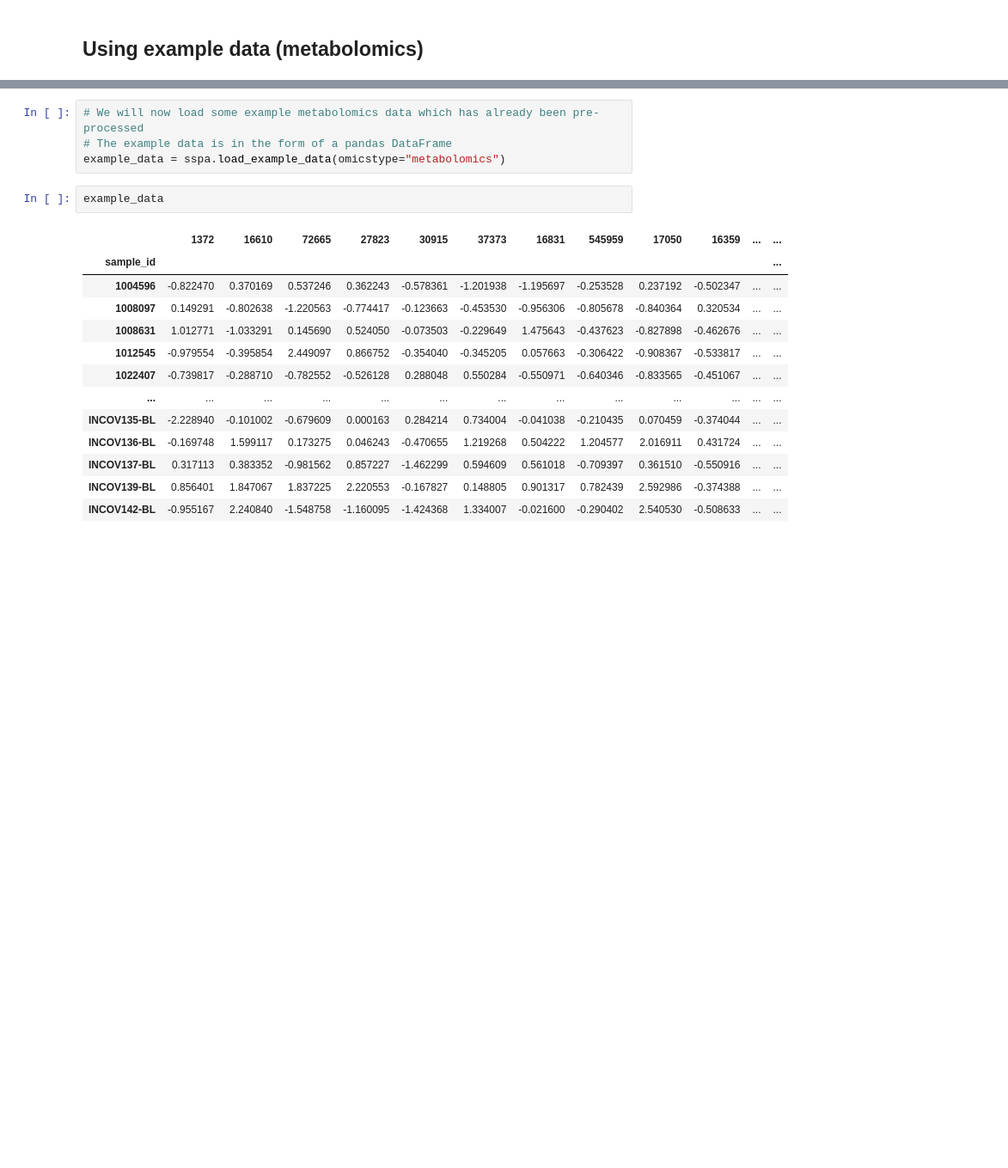
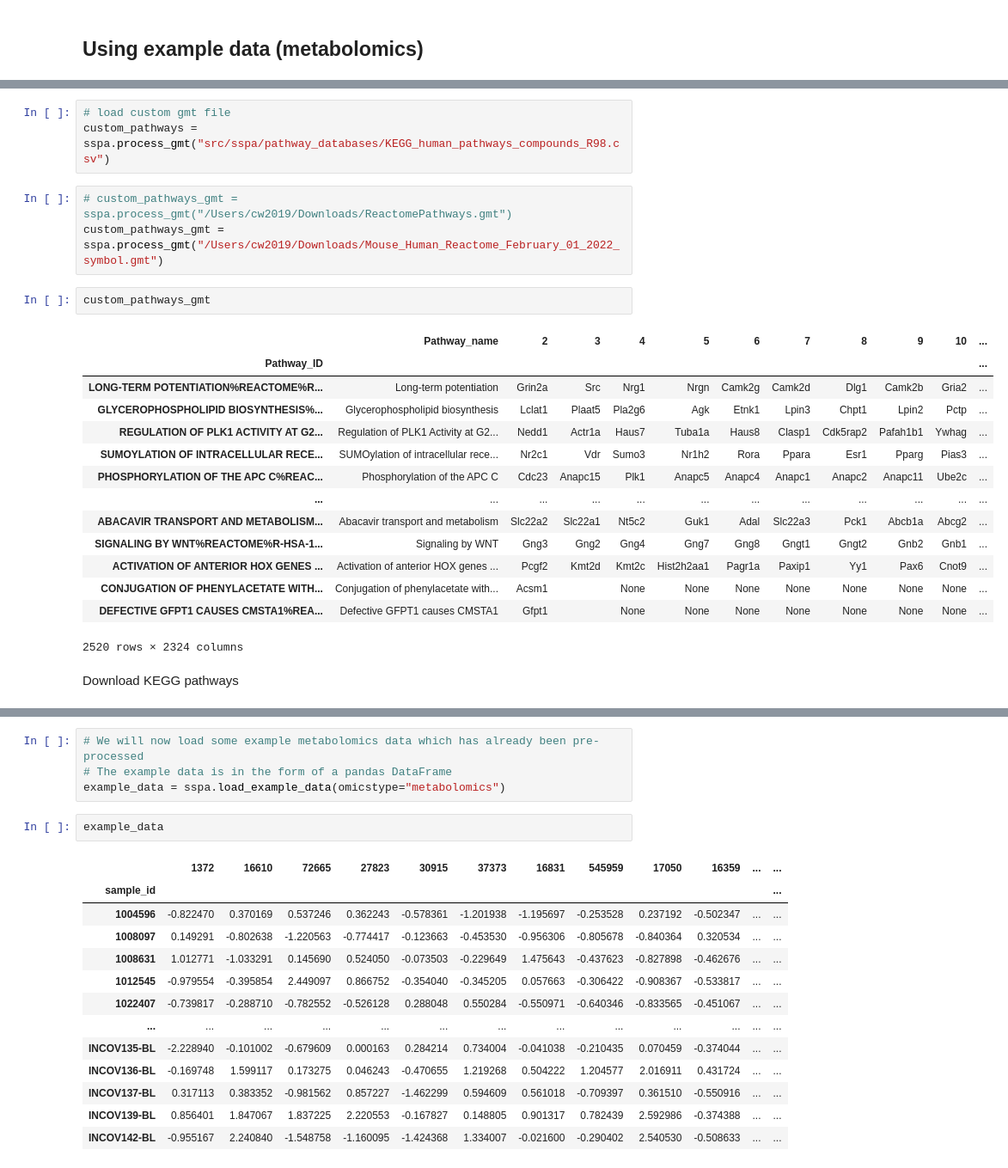
Before and after one commit to cwieder/py-ssPA, a Jupyter notebook: sspa_walkthrough.ipynb, the cells around one changed output, grey strips where cells are left out. Shown: that part at 86% size. Drawn from its saved outputs; the diff is of its cells as text; blank space fills up the shorter version.

```diff
--- a/sspa_walkthrough.ipynb
+++ b/sspa_walkthrough.ipynb
@@ -29,0 +51,25 @@ reactome_pathways
+# %%
+# load custom gmt file
+custom_pathways = sspa.process_gmt("src/sspa/pathway_databases/KEGG_human_pathways_compounds_R98.csv")
+# %%
+# custom_pathways_gmt = sspa.process_gmt("/Users/cw2019/Downloads/ReactomePathways.gmt")
+custom_pathways_gmt = sspa.process_gmt("/Users/cw2019/Downloads/Mouse_Human_Reactome_February_01_2022_symbol.gmt")
+# %%
+custom_pathways_gmt
+# %% [output]
+|  | Pathway_name | 2 | 3 | 4 | 5 | 6 | 7 | 8 | 9 | 10 | ... |
+| Pathway_ID |  |  |  |  |  |  |  |  |  |  | ... |
+| LONG-TERM POTENTIATION%REACTOME%R... | Long-term potentiation | Grin2a | Src | Nrg1 | Nrgn | Camk2g | Camk2d | Dlg1 | Camk2b | Gria2 | ... |
+| GLYCEROPHOSPHOLIPID BIOSYNTHESIS%... | Glycerophospholipid biosynthesis | Lclat1 | Plaat5 | Pla2g6 | Agk | Etnk1 | Lpin3 | Chpt1 | Lpin2 | Pctp | ... |
+| REGULATION OF PLK1 ACTIVITY AT G2... | Regulation of PLK1 Activity at G2... | Nedd1 | Actr1a | Haus7 | Tuba1a | Haus8 | Clasp1 | Cdk5rap2 | Pafah1b1 | Ywhag | ... |
+| SUMOYLATION OF INTRACELLULAR RECE... | SUMOylation of intracellular rece... | Nr2c1 | Vdr | Sumo3 | Nr1h2 | Rora | Ppara | Esr1 | Pparg | Pias3 | ... |
+| PHOSPHORYLATION OF THE APC C%REAC... | Phosphorylation of the APC C | Cdc23 | Anapc15 | Plk1 | Anapc5 | Anapc4 | Anapc1 | Anapc2 | Anapc11 | Ube2c | ... |
+| ... | ... | ... | ... | ... | ... | ... | ... | ... | ... | ... | ... |
+| ABACAVIR TRANSPORT AND METABOLISM... | Abacavir transport and metabolism | Slc22a2 | Slc22a1 | Nt5c2 | Guk1 | Adal | Slc22a3 | Pck1 | Abcb1a | Abcg2 | ... |
+| SIGNALING BY WNT%REACTOME%R-HSA-1... | Signaling by WNT | Gng3 | Gng2 | Gng4 | Gng7 | Gng8 | Gngt1 | Gngt2 | Gnb2 | Gnb1 | ... |
+| ACTIVATION OF ANTERIOR HOX GENES ... | Activation of anterior HOX genes ... | Pcgf2 | Kmt2d | Kmt2c | Hist2h2aa1 | Pagr1a | Paxip1 | Yy1 | Pax6 | Cnot9 | ... |
+| CONJUGATION OF PHENYLACETATE WITH... | Conjugation of phenylacetate with... | Acsm1 |  | None | None | None | None | None | None | None | ... |
+| DEFECTIVE GFPT1 CAUSES CMSTA1%REA... | Defective GFPT1 causes CMSTA1 | Gfpt1 |  | None | None | None | None | None | None | None | ... |
+2520 rows × 2324 columns
+# %% [markdown]
+Download KEGG pathways
```
Also changed, not shown: parts of 17 cells of this notebook, 2 other files.
